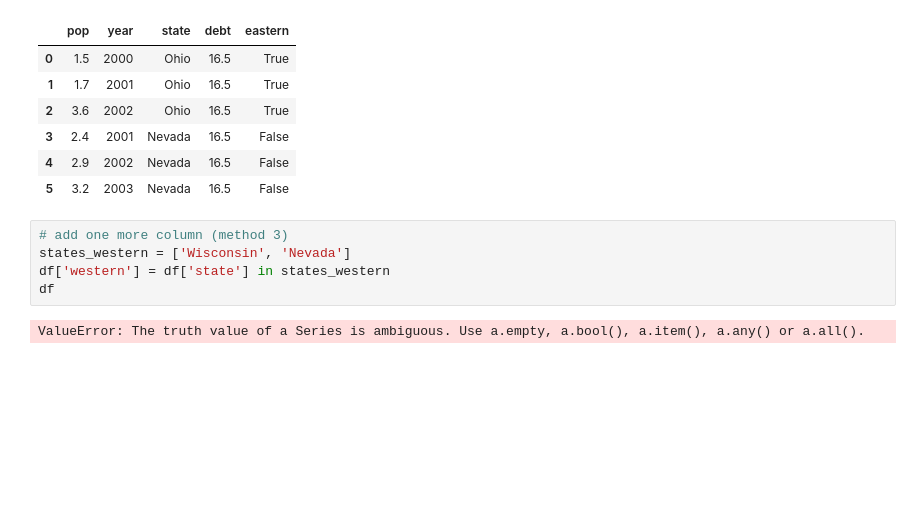
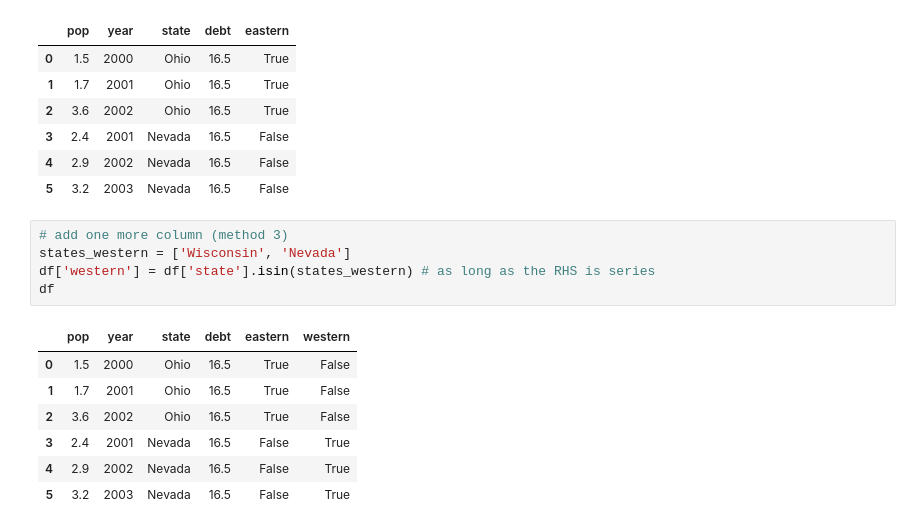
Before and after one commit to dowonh9599/everything-python, a Jupyter notebook: 06-pandas/01-introduction.ipynb, the cells around one changed output. Saved outputs shown, nothing was run; the diff lists cells and outputs as text; blank space fills up the shorter version.

```diff
--- a/06-pandas/01-introduction.ipynb
+++ b/06-pandas/01-introduction.ipynb
@@ -466,7 +466,13 @@ df
 # %%
 # add one more column (method 3)
 states_western = ['Wisconsin', 'Nevada']
-df['western'] = df['state'] in states_western
+df['western'] = df['state'].isin(states_western) # as long as the RHS is series
 df
 # %% [output]
-ValueError: The truth value of a Series is ambiguous. Use a.empty, a.bool(), a.item(), a.any() or a.all().
+|  | pop | year | state | debt | eastern | western |
+| 0 | 1.5 | 2000 | Ohio | 16.5 | True | False |
+| 1 | 1.7 | 2001 | Ohio | 16.5 | True | False |
+| 2 | 3.6 | 2002 | Ohio | 16.5 | True | False |
+| 3 | 2.4 | 2001 | Nevada | 16.5 | False | True |
+| 4 | 2.9 | 2002 | Nevada | 16.5 | False | True |
+| 5 | 3.2 | 2003 | Nevada | 16.5 | False | True |
```
Also changed, not shown: parts of 4 cells of this notebook, 46 other files.
